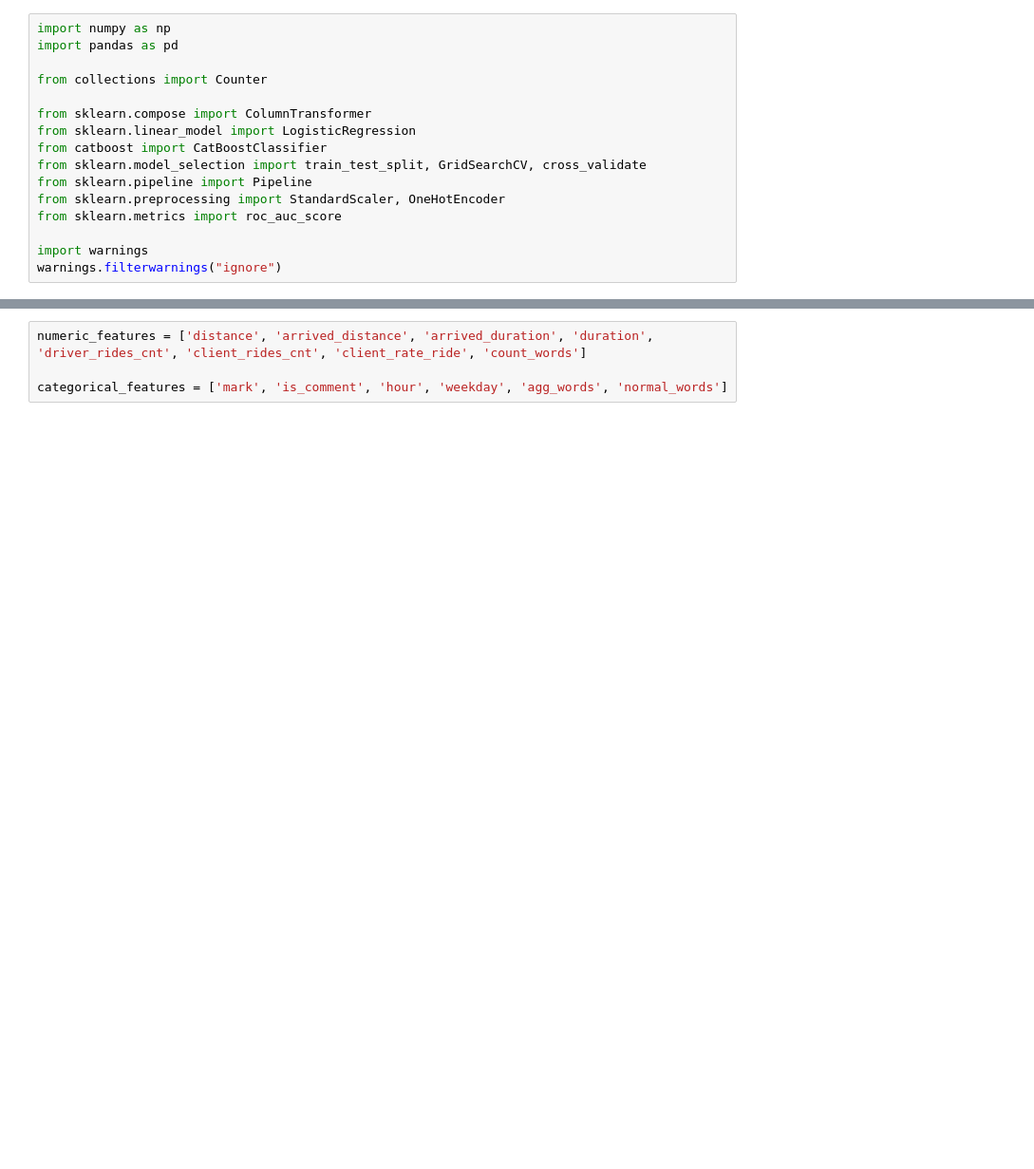
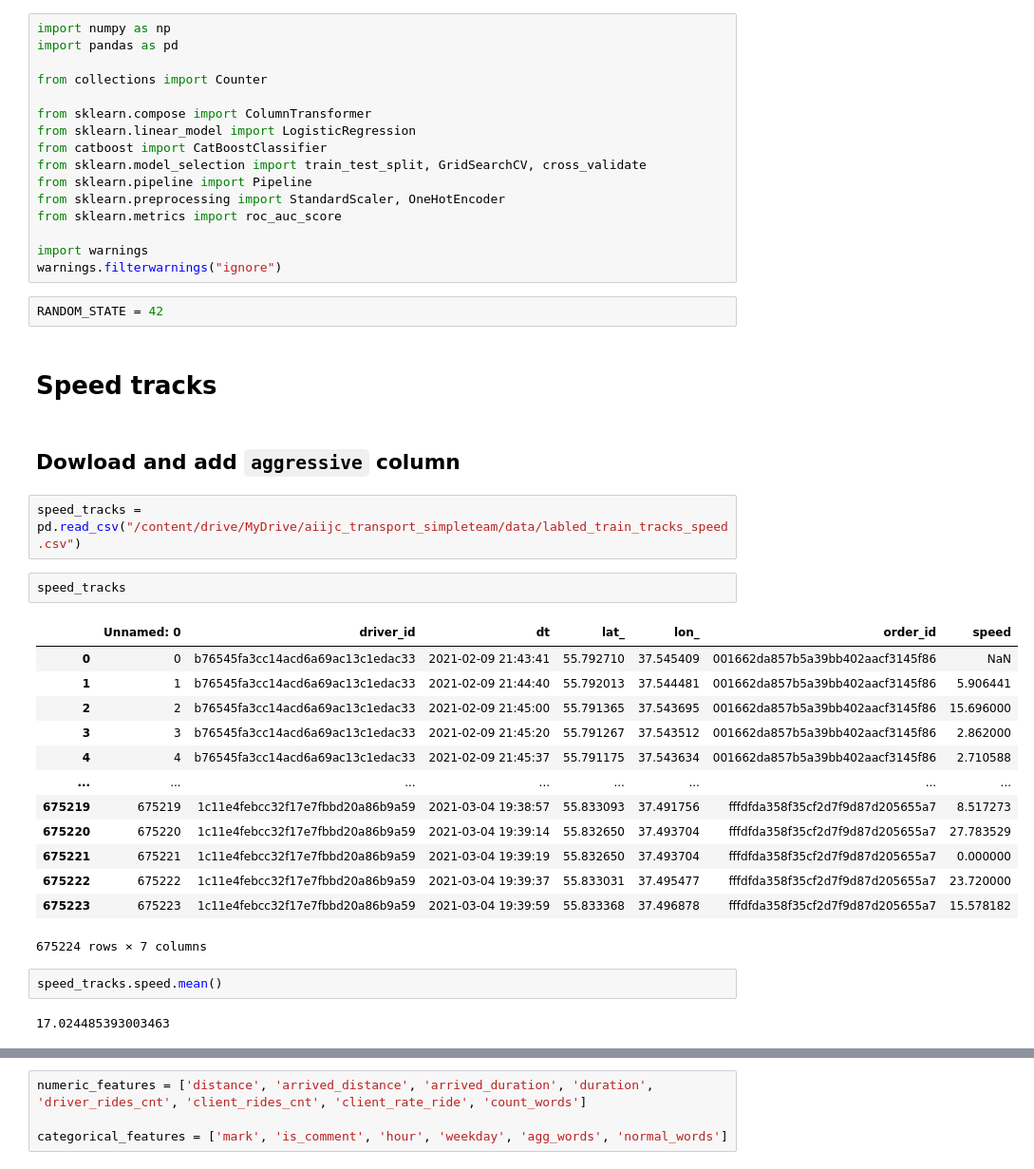
Before and after one commit to Egoluback/aiijc2021_transport, a Jupyter notebook: Model.ipynb, the cells around one changed output, grey strips where cells are left out. Shown at 95% size. Cells and saved outputs as stored; diff of their text form; blank space fills up the shorter version.

```diff
--- a/Model.ipynb
+++ b/Model.ipynb
@@ -14,3 +39,31 @@ from sklearn.metrics import roc_auc_score
 
 import warnings
 warnings.filterwarnings("ignore")
+# %%
+RANDOM_STATE = 42
+# %% [markdown]
+# Speed tracks
+# %% [markdown]
+## Dowload and add <code>aggressive</code> column
+# %%
+speed_tracks = pd.read_csv("/content/drive/MyDrive/aiijc_transport_simpleteam/data/labled_train_tracks_speed.csv")
+# %%
+speed_tracks
+# %% [output]
+|  | Unnamed: 0 | driver_id | dt | lat_ | lon_ | order_id | speed |
+| 0 | 0 | b76545fa3cc14acd6a69ac13c1edac33 | 2021-02-09 21:43:41 | 55.792710 | 37.545409 | 001662da857b5a39bb402aacf3145f86 | NaN |
+| 1 | 1 | b76545fa3cc14acd6a69ac13c1edac33 | 2021-02-09 21:44:40 | 55.792013 | 37.544481 | 001662da857b5a39bb402aacf3145f86 | 5.906441 |
+| 2 | 2 | b76545fa3cc14acd6a69ac13c1edac33 | 2021-02-09 21:45:00 | 55.791365 | 37.543695 | 001662da857b5a39bb402aacf3145f86 | 15.696000 |
+| 3 | 3 | b76545fa3cc14acd6a69ac13c1edac33 | 2021-02-09 21:45:20 | 55.791267 | 37.543512 | 001662da857b5a39bb402aacf3145f86 | 2.862000 |
+| 4 | 4 | b76545fa3cc14acd6a69ac13c1edac33 | 2021-02-09 21:45:37 | 55.791175 | 37.543634 | 001662da857b5a39bb402aacf3145f86 | 2.710588 |
+| ... | ... | ... | ... | ... | ... | ... | ... |
+| 675219 | 675219 | 1c11e4febcc32f17e7fbbd20a86b9a59 | 2021-03-04 19:38:57 | 55.833093 | 37.491756 | fffdfda358f35cf2d7f9d87d205655a7 | 8.517273 |
+| 675220 | 675220 | 1c11e4febcc32f17e7fbbd20a86b9a59 | 2021-03-04 19:39:14 | 55.832650 | 37.493704 | fffdfda358f35cf2d7f9d87d205655a7 | 27.783529 |
+| 675221 | 675221 | 1c11e4febcc32f17e7fbbd20a86b9a59 | 2021-03-04 19:39:19 | 55.832650 | 37.493704 | fffdfda358f35cf2d7f9d87d205655a7 | 0.000000 |
+| 675222 | 675222 | 1c11e4febcc32f17e7fbbd20a86b9a59 | 2021-03-04 19:39:37 | 55.833031 | 37.495477 | fffdfda358f35cf2d7f9d87d205655a7 | 23.720000 |
+| 675223 | 675223 | 1c11e4febcc32f17e7fbbd20a86b9a59 | 2021-03-04 19:39:59 | 55.833368 | 37.496878 | fffdfda358f35cf2d7f9d87d205655a7 | 15.578182 |
+675224 rows × 7 columns
+# %%
+speed_tracks.speed.mean()
+# %% [output]
+17.024485393003463
```
Also changed, not shown: parts of 37 cells of this notebook.
